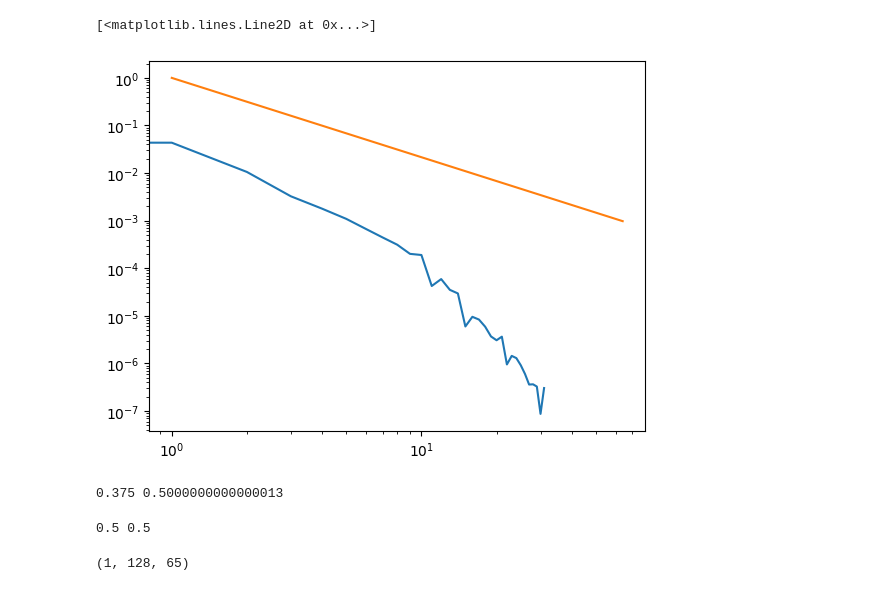
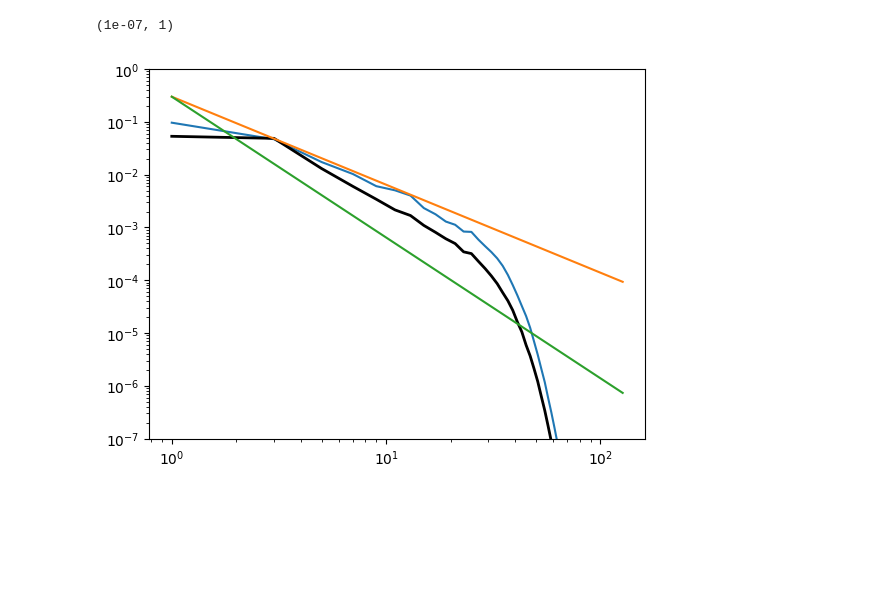
Before and after one commit to alfredmallet/jax_rmhd, a Jupyter notebook: examples/orzag-tang-3d.ipynb, the cells around one changed output. Drawn from its saved outputs; the diff is of its cells as text; code cells hidden in the pictures; blank space fills up the shorter version.

```diff
--- a/examples/orzag-tang-3d.ipynb
+++ b/examples/orzag-tang-3d.ipynb
@@ -107,30 +118,0 @@ plt.imshow(vort[:,0,:])
-# %%
-suz,sbz=parspec(sk,kgrid,params)
-kz = ft.rfftfreq(params.nz) * params.nz * 2 * jnp.pi / params.Lz
-plt.loglog(suz/nz**2)
-plt.loglog(kz,kz**(-5/3))
-# %% [output]
-[<matplotlib.lines.Line2D at 0x...>]
-[figure, removed]
-# %%
-phik = state.fields.phik
-phikkz = ft.fft(phik,axis=0)
-phi=ft.irfft2(phik)
-print(jnp.sum(jnp.abs(phikkz)**2)/float(nx*ny*nz)**2, jnp.sum(phi**2)/nx/ny/nz)
-# %% [output]
-0.375 0.5000000000000013
-# %%
-phi = jnp.cos(x_grid) + jnp.zeros_like(y_grid) + jnp.zeros_like(z_grid)
-#phi = (jnp.cos(x_grid+1.4) + jnp.cos(y_grid+0.5)) * jnp.sin(z_grid)
-phik=ft.rfft2(phi)
-phikkz=ft.fft(phik,axis=0)
-kz=ft.fftfreq(params.nz) * params.nz * 2 * jnp.pi / params.Lz
-k3dsq=kgrid.ksq().reshape(1,128,65) + (kz**2).reshape(-1,1,1)
-#double_factor = jnp.where(k3dsq==0,1,2)
-print(jnp.sum(phi**2)/nx/ny/nz,jnp.sum(jnp.abs(phikkz)**2 /nx**2/ny**2/nz**2))
-# %% [output]
-0.5 0.5
-# %%
-jnp.shape(kgrid.ksq().reshape(1,128,65))
-# %% [output]
-(1, 128, 65)
@@ -136,0 +132,40 @@ jnp.shape(kgrid.ksq().reshape(1,128,65))
+# %%
+isnap=48
+snap=sn.load_snapshot(isnap,mngr,params,shardings)
+vort=ft.irfft2(-kgrid.ksq()*snap.fields.phik)
+for iz in range(nz):
+    plt.imshow(vort[iz,:,:],cmap="afmhot")
+    plt.savefig(snap_path+"slice"+str(iz).zfill(3)+".png")
+    plt.close('all')
+# %%
+def perpspec_slice(phik,kgrid,params,bin_factor=2.0):
+    rfft2_y_factor = jnp.full(phik.shape[-1],2.0)
+    rfft2_y_factor = rfft2_y_factor.at[0].set(1.0)
+    rfft2_y_factor = rfft2_y_factor.at[-1].set(1.0)
+    energy_u = 0.5 * kgrid.ksq() * jnp.abs(phik)**2.0 * rfft2_y_factor
+    kunit = min(2 * jnp.pi / params.Lx, 2 * jnp.pi / params.Ly)
+    kmax = min(params.nx//2,params.ny//2)*kunit
+    dk=kunit*bin_factor
+    bin_edges = jnp.arange(0,kmax+dk,dk)
+    norm = 1 / float(params.nx*params.ny)**2
+    spec_u, _ = jnp.histogram(jnp.sqrt(kgrid.ksq()),bins=bin_edges,weights=energy_u*norm/dk)
+    #spec_u, _ = jnp.histogram(jnp.sqrt(kgrid.ksq()),bins=bins,weights=energy_u*norm)
+    #spec_b, _ = jnp.histogram(jnp.sqrt(kgrid.ksq()),bins=bins,weights=energy_b*norm)
+    bin_centers=(bin_edges[1:] + bin_edges[:-1]) / 2
+    return bin_centers,spec_u
+# %%
+ss=[]
+for iz in range(nz):
+    f=sn.load_slice(48,iz,1,snap_path,'fields.phik')
+    b,s=perpspec_slice(f[0,:,:],kgrid,params,bin_factor=2)
+    if iz==64:
+        plt.loglog(b,s)
+    ss.append(s)
+ssum=jnp.sum(jnp.array(ss),axis=0)/nz
+plt.loglog(b,ssum,'k',linewidth=2)
+plt.loglog(b,0.3*b**-(5/3))
+plt.loglog(b,0.3*b**-(8/3))
+plt.ylim(1e-7,1)
+# %% [output]
+(1e-07, 1)
+[figure, added]
```
Also changed, not shown: parts of 7 cells of this notebook, 11 other files.
